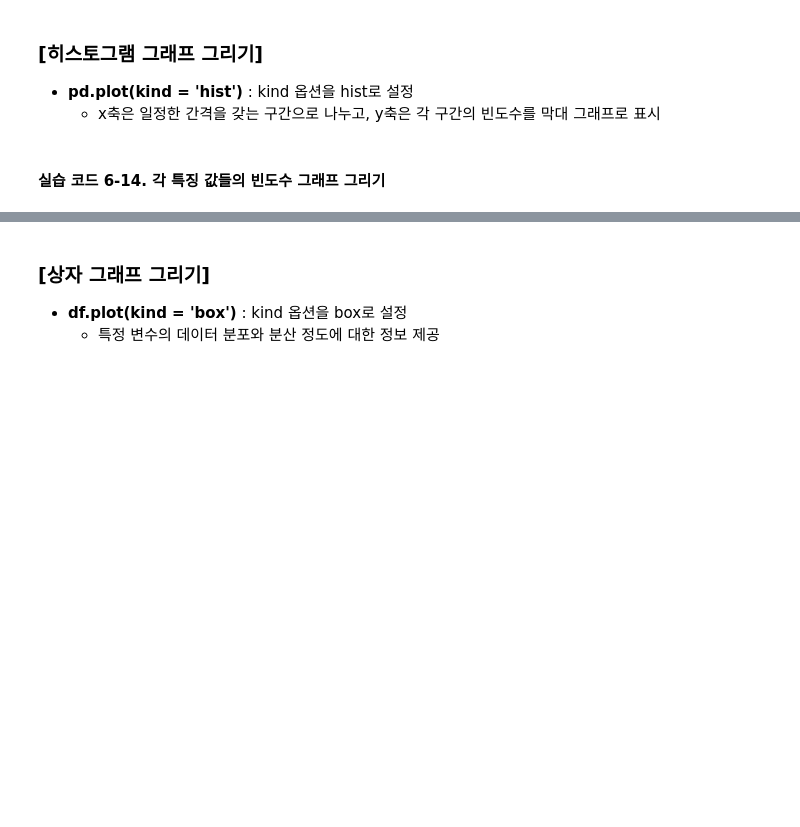
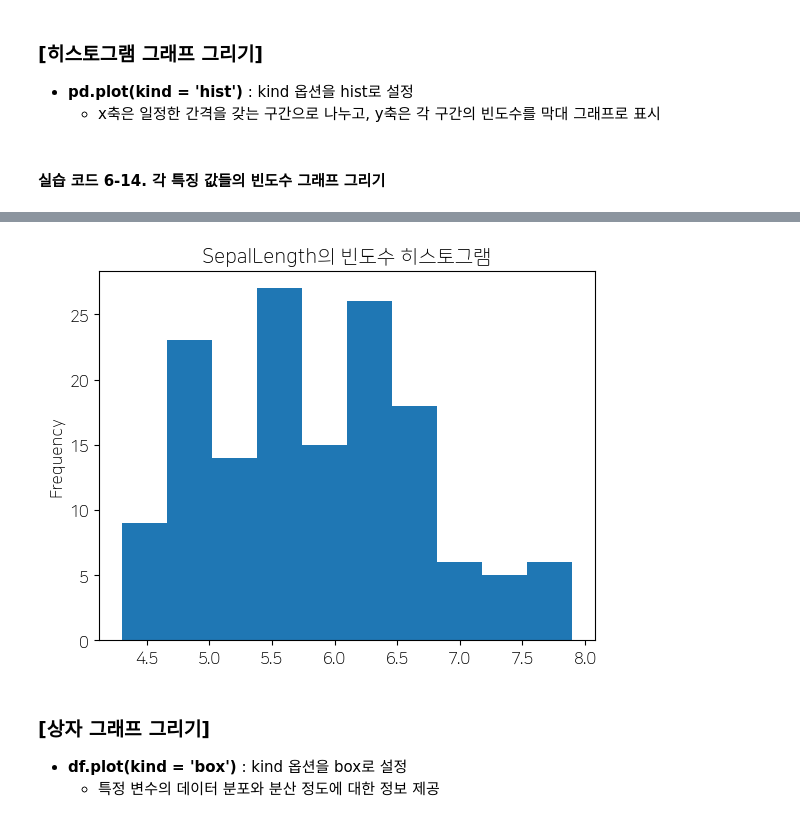
Before and after one commit to hghg919/Data-processing, a Jupyter notebook: PythonWorkspace/6장/6장_판다스_활용(실습용).ipynb, the cells around one changed output, grey strips where cells are left out. Drawn from its saved outputs; the diff is of its cells as text; code cells hidden in the pictures; blank space fills up the shorter version.

```diff
--- a/PythonWorkspace/6장/6장_판다스_활용(실습용).ipynb
+++ b/PythonWorkspace/6장/6장_판다스_활용(실습용).ipynb
@@ -235,3 +365,10 @@ plt.show()
+# %%
+iris['SepalLength'].plot(kind='hist')
+#iris.plot.hist()
+plt.title('SepalLength의 빈도수 히스토그램')
+plt.show()
+# %% [output]
+[figure, added]
 # %% [markdown]
 ### [상자 그래프 그리기]
 * **df.plot(kind = 'box')** : kind 옵션을 box로 설정
```
Also changed, not shown: parts of 34 cells of this notebook.
